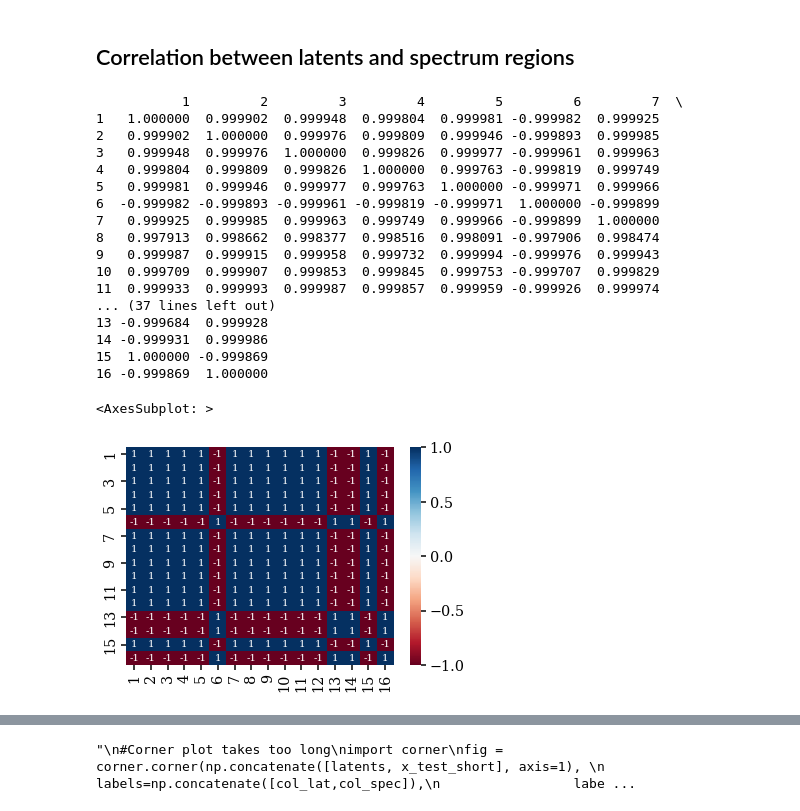
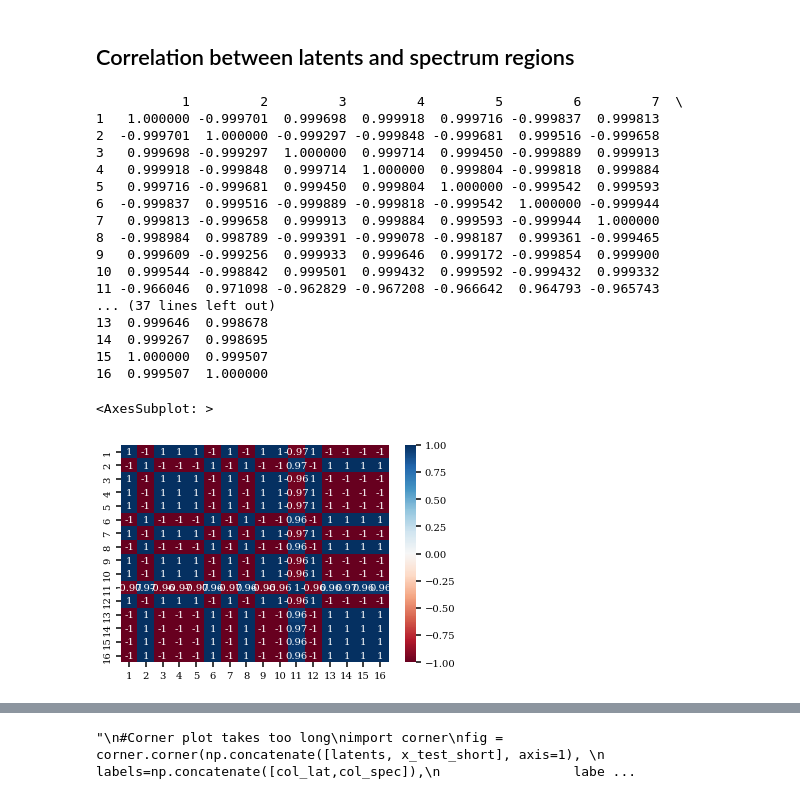
Before and after one commit to patriglesias/SBI_SFHs, a Jupyter notebook: metallicities/latents_diagnosis.ipynb, the cells around one changed output, grey strips where cells are left out. Cells and saved outputs as stored; diff of their text form; code cells hidden in the pictures.

```diff
--- a/metallicities/latents_diagnosis.ipynb
+++ b/metallicities/latents_diagnosis.ipynb
@@ -403,31 +403,33 @@ plt.show()
 # %%
 #first correlations inside the latents
 
 import pandas as pd
 import seaborn as sns
 
-latents_short=latents[:,:]
+
+
+latents_short=latents[0][:,:]
 latent_data=pd.DataFrame(latents_short, columns = [str(i) for i in range(1,17)])
 corr = latent_data.corr()
 print(corr)
 sns.heatmap(corr, cmap='RdBu',vmin=-1, vmax=1,annot=True)
 # %% [output]
            1         2         3         4         5         6         7  \
-1   1.000000  0.999902  0.999948  0.999804  0.999981 -0.999982  0.999925
-2   0.999902  1.000000  0.999976  0.999809  0.999946 -0.999893  0.999985
-3   0.999948  0.999976  1.000000  0.999826  0.999977 -0.999961  0.999963
-4   0.999804  0.999809  0.999826  1.000000  0.999763 -0.999819  0.999749
-5   0.999981  0.999946  0.999977  0.999763  1.000000 -0.999971  0.999966
-6  -0.999982 -0.999893 -0.999961 -0.999819 -0.999971  1.000000 -0.999899
-7   0.999925  0.999985  0.999963  0.999749  0.999966 -0.999899  1.000000
-8   0.997913  0.998662  0.998377  0.998516  0.998091 -0.997906  0.998474
-9   0.999987  0.999915  0.999958  0.999732  0.999994 -0.999976  0.999943
-10  0.999709  0.999907  0.999853  0.999845  0.999753 -0.999707  0.999829
-11  0.999933  0.999993  0.999987  0.999857  0.999959 -0.999926  0.999974
+1   1.000000 -0.999701  0.999698  0.999918  0.999716 -0.999837  0.999813
+2  -0.999701  1.000000 -0.999297 -0.999848 -0.999681  0.999516 -0.999658
+3   0.999698 -0.999297  1.000000  0.999714  0.999450 -0.999889  0.999913
+4   0.999918 -0.999848  0.999714  1.000000  0.999804 -0.999818  0.999884
+5   0.999716 -0.999681  0.999450  0.999804  1.000000 -0.999542  0.999593
+6  -0.999837  0.999516 -0.999889 -0.999818 -0.999542  1.000000 -0.999944
+7   0.999813 -0.999658  0.999913  0.999884  0.999593 -0.999944  1.000000
+8  -0.998984  0.998789 -0.999391 -0.999078 -0.998187  0.999361 -0.999465
+9   0.999609 -0.999256  0.999933  0.999646  0.999172 -0.999854  0.999900
+10  0.999544 -0.998842  0.999501  0.999432  0.999592 -0.999432  0.999332
+11 -0.966046  0.971098 -0.962829 -0.967208 -0.966642  0.964793 -0.965743
 ... (37 lines left out)
-13 -0.999684  0.999928
-14 -0.999931  0.999986
-15  1.000000 -0.999869
-16 -0.999869  1.000000
+13  0.999646  0.998678
+14  0.999267  0.998695
+15  1.000000  0.999507
+16  0.999507  1.000000
 <AxesSubplot: >
-[figure, old version]
+[figure, new version]
```
Also changed, not shown: parts of 2 cells of this notebook, 7 other files.
